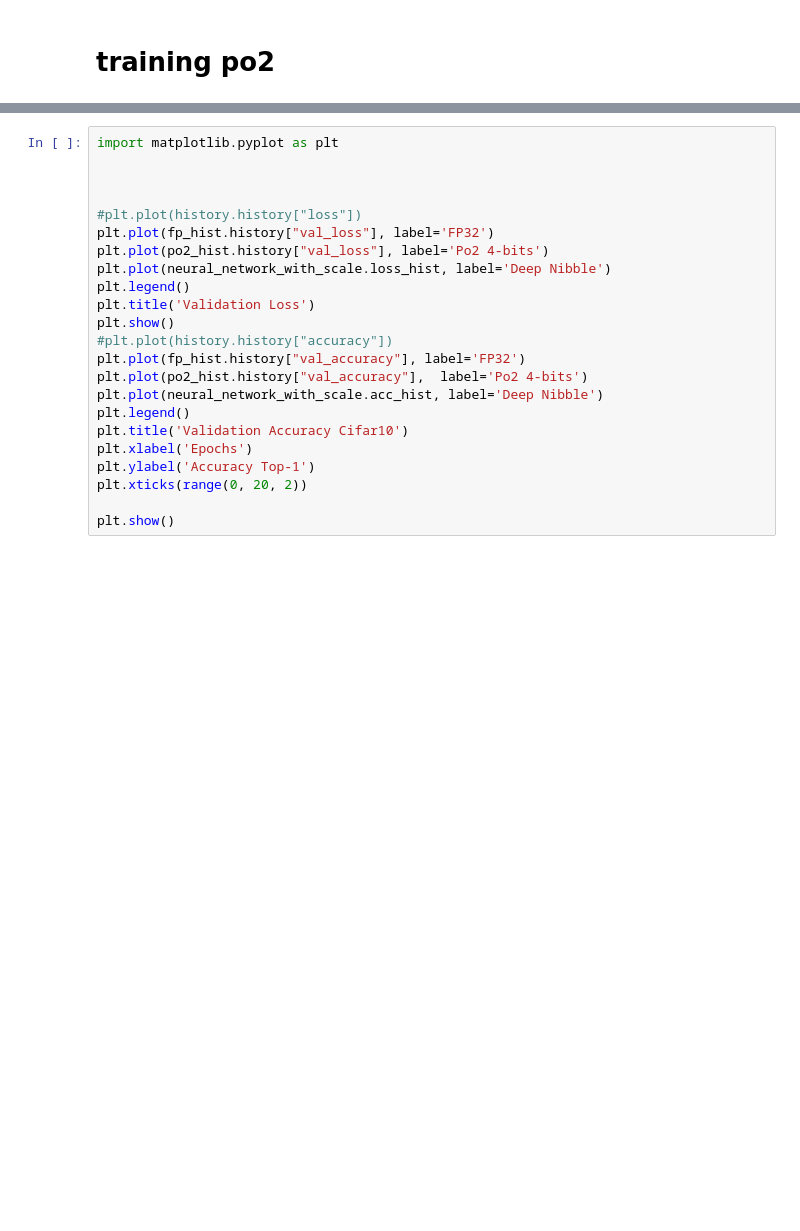
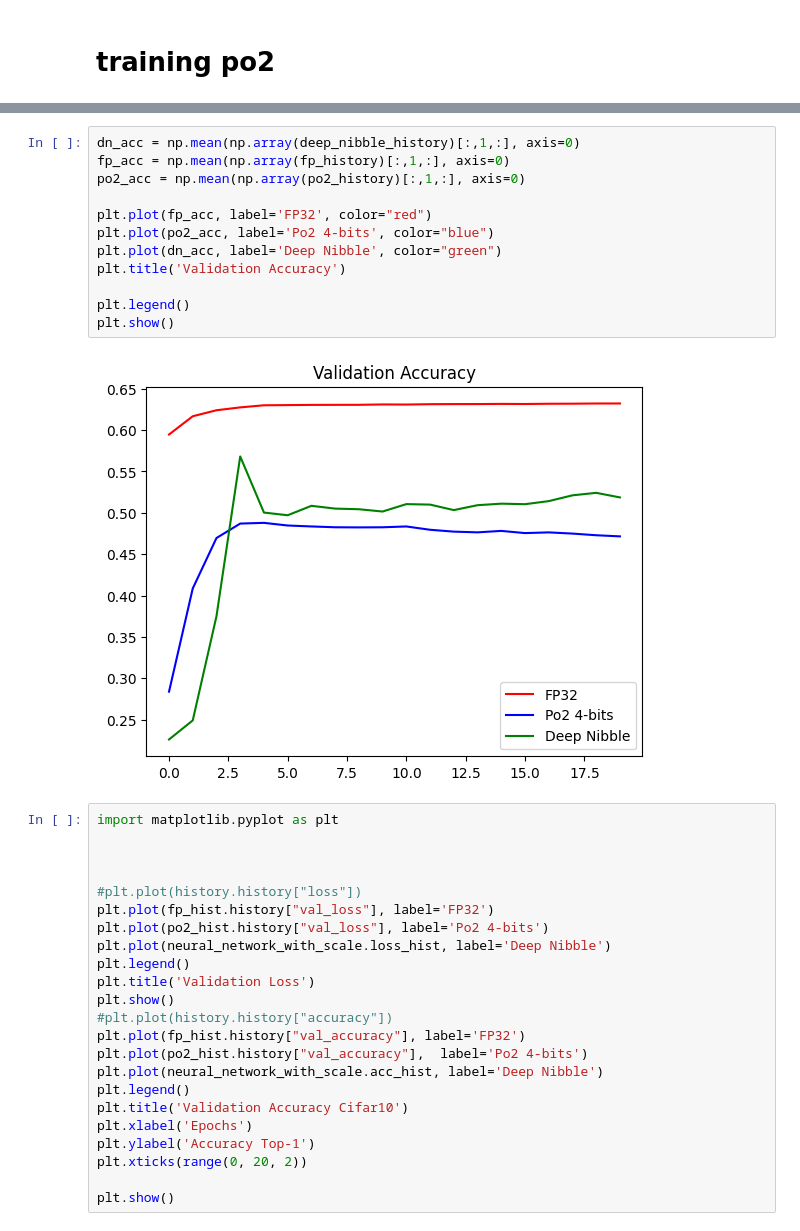
Before and after one commit to georgenardes/deep_nibble_dnn, a Jupyter notebook: deep_nibble.ipynb, the cells around one changed output, grey strips where cells are left out. Saved outputs shown, nothing was run; the diff lists cells and outputs as text; blank space fills up the shorter version.

```diff
--- a/deep_nibble.ipynb
+++ b/deep_nibble.ipynb
@@ -198,3 +263,17 @@ for i in range(10):
+# %%
+dn_acc = np.mean(np.array(deep_nibble_history)[:,1,:], axis=0)
+fp_acc = np.mean(np.array(fp_history)[:,1,:], axis=0)
+po2_acc = np.mean(np.array(po2_history)[:,1,:], axis=0)
+
+plt.plot(fp_acc, label='FP32', color="red")
+plt.plot(po2_acc, label='Po2 4-bits', color="blue")
+plt.plot(dn_acc, label='Deep Nibble', color="green")
+plt.title('Validation Accuracy')
+
+plt.legend()
+plt.show()
+# %% [output]
+[figure, added]
 # %%
 import matplotlib.pyplot as plt
 
```
Also changed, not shown: parts of 5 cells of this notebook.
